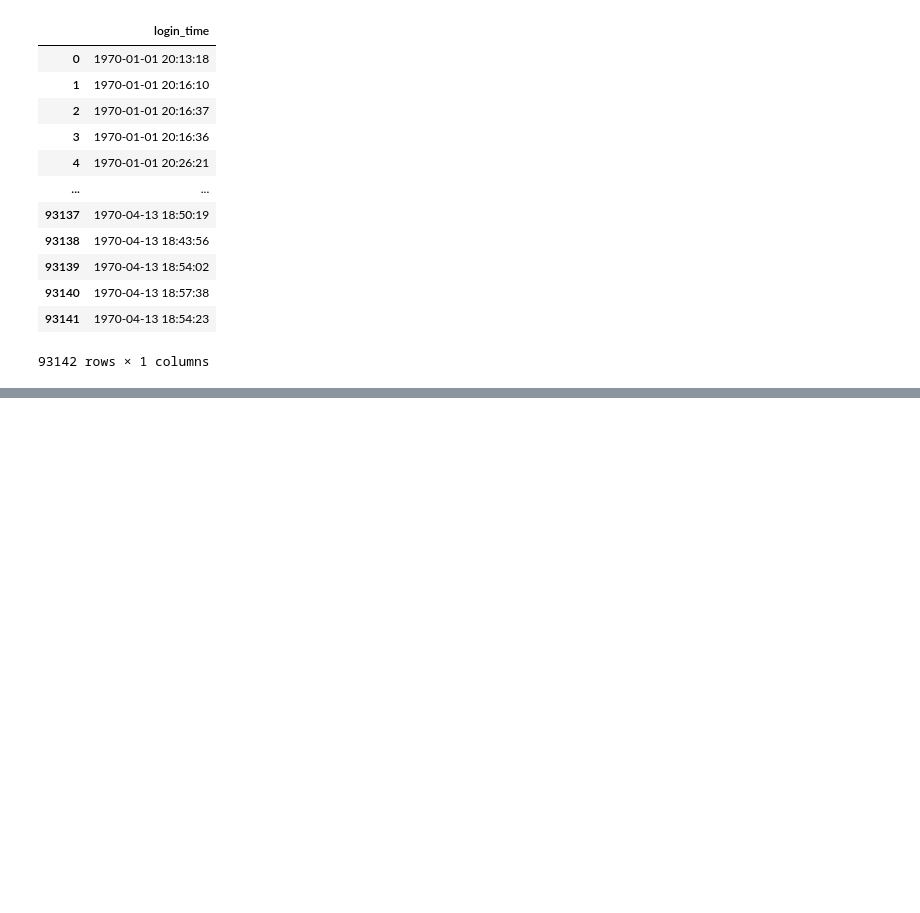
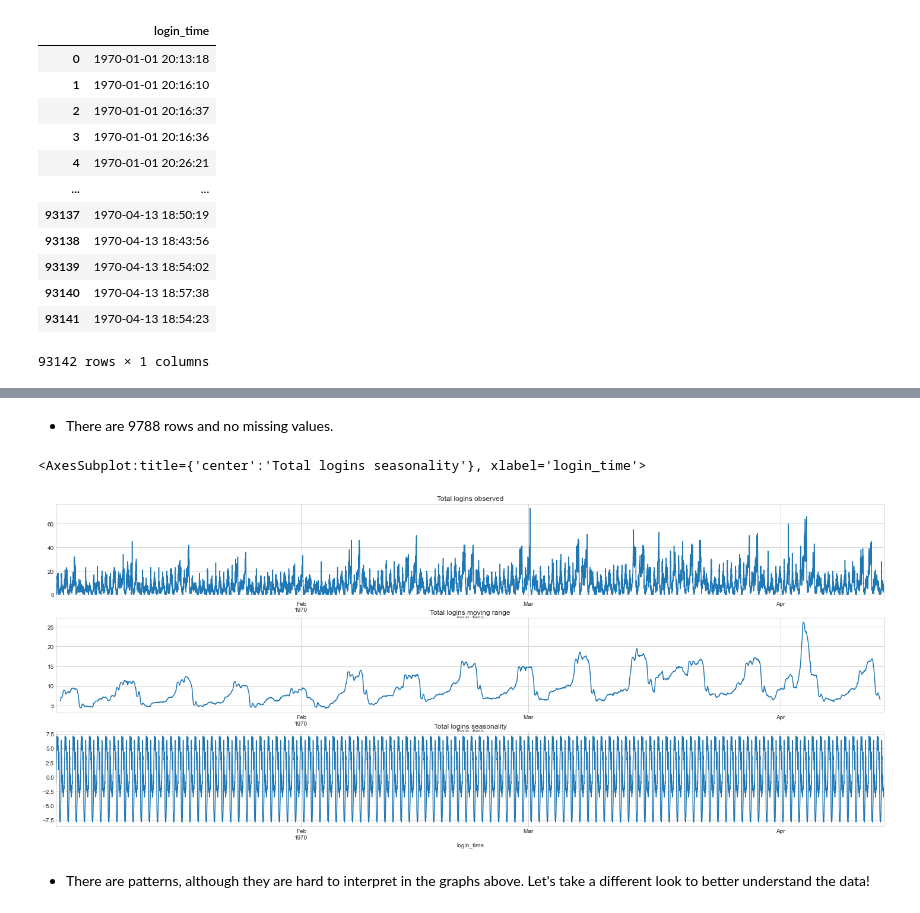
Before and after one commit to gabriellewald/ultimate-challenge, a Jupyter notebook: ultimate-data-challenge.ipynb, the cells around one changed output, grey strips where cells are left out. Drawn from its saved outputs; the diff is of its cells as text; code cells hidden in the pictures; blank space fills up the shorter version.

Commit message:
Create time series plot

```diff
--- a/ultimate-data-challenge.ipynb
+++ b/ultimate-data-challenge.ipynb
@@ -97,6 +38,7 @@ df
 # %%
-df1 = pd.read_json('data/logins.json')
-df1
+# timestamps of user logins in particular geo-location
+df_logins = pd.read_json('data/logins.json')
+df_logins
 # %% [output]
 |  | login_time |
 | 0 | 1970-01-01 20:13:18 |
@@ -113,0 +77,8 @@ df1
+# %%
+# valid with DatetimeIndex, TimedeltaIndex or PeriodIndex for using resample()
+df_logins = df_logins.set_index('login_time')
+# %%
+# aggregate login counts based on 15-minute time intervals
+df_logins['count_15_min'] = 0
+df_logins = df_logins.resample('15min').count()
+df_logins.head()
@@ -113,0 +105,25 @@ df1
+# %% [markdown]
+- There are 9788 rows and no missing values.
+# %%
+# Visualizing patterns
+from statsmodels.tsa.seasonal import seasonal_decompose
+
+fig = plt.figure(figsize=(25,10))
+season = seasonal_decompose(df_logins['count_15_min'], model='additive', freq=96)
+
+plt.subplot(3, 1, 1)
+plt.title('Total logins observed')
+season.observed.plot()
+
+plt.subplot(3, 1, 2)
+plt.title('Total logins moving range')
+season.trend.plot()
+
+plt.subplot(3, 1, 3)
+plt.title('Total logins seasonality')
+season.seasonal.plot()
+# %% [output]
+<AxesSubplot:title={'center':'Total logins seasonality'}, xlabel='login_time'>
+[figure, added]
+# %% [markdown]
+- There are patterns, although they are hard to interpret in the graphs above. Let's take a different look to better understand the data!
```
Also changed, not shown: parts of 26 cells of this notebook.
